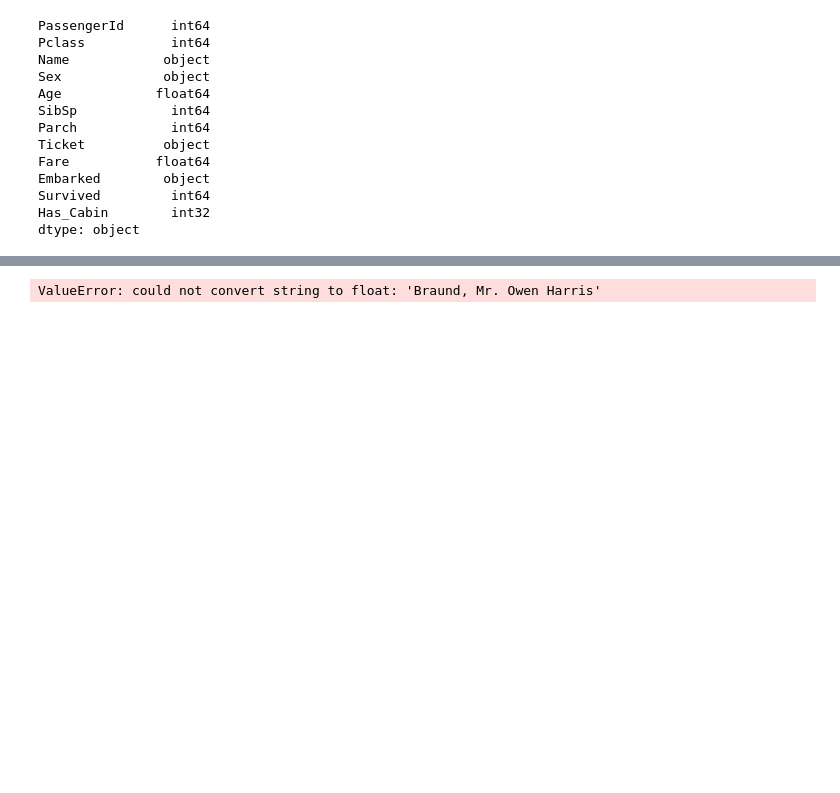
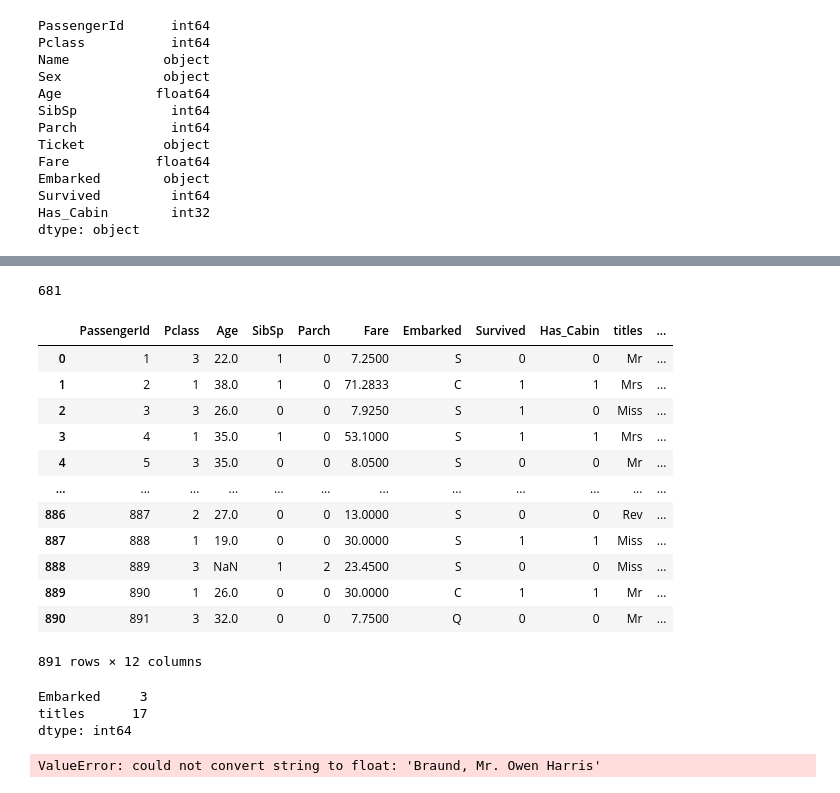
Before and after one commit to arfan64shah/Data_Science, a Jupyter notebook: Titanic_EDA/Titanic_Complete.ipynb, the cells around one changed output, grey strips where cells are left out. Saved outputs shown, nothing was run; the diff lists cells and outputs as text; code cells hidden in the pictures; blank space fills up the shorter version.

Commit message:
Added further EDA for titanic dataset

```diff
--- a/Titanic_EDA/Titanic_Complete.ipynb
+++ b/Titanic_EDA/Titanic_Complete.ipynb
@@ -192,3 +200,6 @@ dtype: object
 # %%
-# now drop name column
-training_dataset.drop()
+# i will not drop name column as i wanna use it to create a rank column and then analyze the data based on their ranks
+training_dataset['Titles'] = titles
+# %%
+# now drop Name column
+training_dataset = training_dataset.drop('Name', axis = 1)
@@ -194,0 +216,4 @@ training_dataset.drop()
+# %%
+# now handle sex with one hot encoding
+training_dataset = pd.get_dummies(training_dataset, columns = ['Sex'])
+training_dataset.head()
@@ -194,0 +227,4 @@ training_dataset.drop()
+# %%
+# convert newly created Sex_female and Sex_male into integers
+training_dataset.Sex_female = training_dataset['Sex_female'].astype(int)
+training_dataset.Sex_male = training_dataset['Sex_male'].astype(int)
@@ -194,0 +259,30 @@ training_dataset.drop()
+# %%
+# check the unique values in Ticket, Embarked, and titles
+training_dataset.Ticket.nunique()
+# %% [output]
+681
+# %%
+# as there are 681 unique values in ticket column so drop it
+training_dataset = training_dataset.drop('Ticket', axis = 1)
+training_dataset
+# %% [output]
+|  | PassengerId | Pclass | Age | SibSp | Parch | Fare | Embarked | Survived | Has_Cabin | titles | ... |
+| 0 | 1 | 3 | 22.0 | 1 | 0 | 7.2500 | S | 0 | 0 | Mr | ... |
+| 1 | 2 | 1 | 38.0 | 1 | 0 | 71.2833 | C | 1 | 1 | Mrs | ... |
+| 2 | 3 | 3 | 26.0 | 0 | 0 | 7.9250 | S | 1 | 0 | Miss | ... |
+| 3 | 4 | 1 | 35.0 | 1 | 0 | 53.1000 | S | 1 | 1 | Mrs | ... |
+| 4 | 5 | 3 | 35.0 | 0 | 0 | 8.0500 | S | 0 | 0 | Mr | ... |
+| ... | ... | ... | ... | ... | ... | ... | ... | ... | ... | ... | ... |
+| 886 | 887 | 2 | 27.0 | 0 | 0 | 13.0000 | S | 0 | 0 | Rev | ... |
+| 887 | 888 | 1 | 19.0 | 0 | 0 | 30.0000 | S | 1 | 1 | Miss | ... |
+| 888 | 889 | 3 | NaN | 1 | 2 | 23.4500 | S | 0 | 0 | Miss | ... |
+| 889 | 890 | 1 | 26.0 | 0 | 0 | 30.0000 | C | 1 | 1 | Mr | ... |
+| 890 | 891 | 3 | 32.0 | 0 | 0 | 7.7500 | Q | 0 | 0 | Mr | ... |
+891 rows × 12 columns
+# %%
+# find number of unique values in embarked and titles
+training_dataset[['Embarked', 'titles']].nunique()
+# %% [output]
+Embarked     3
+titles      17
+dtype: int64
```
Also changed, not shown: parts of 6 cells of this notebook.
